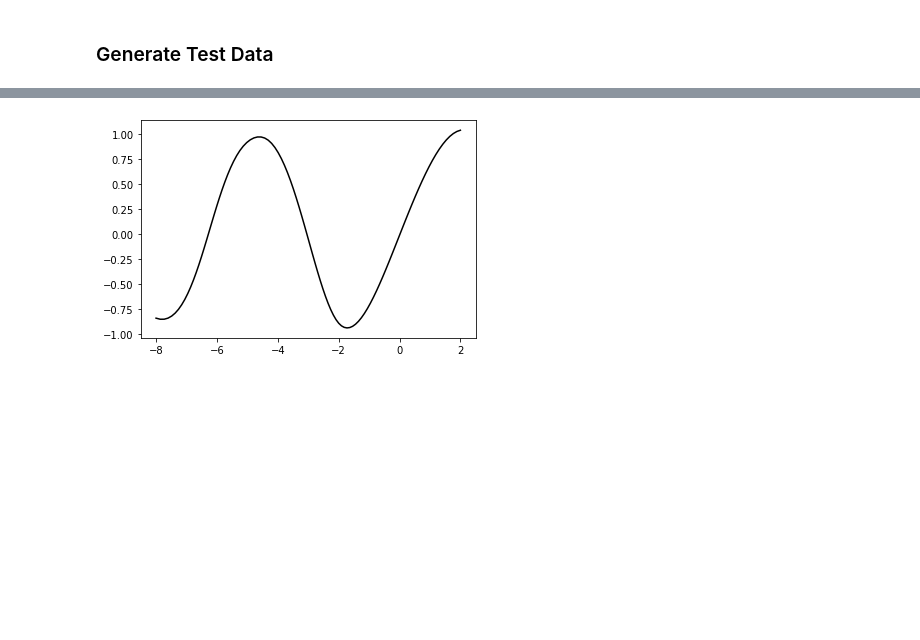
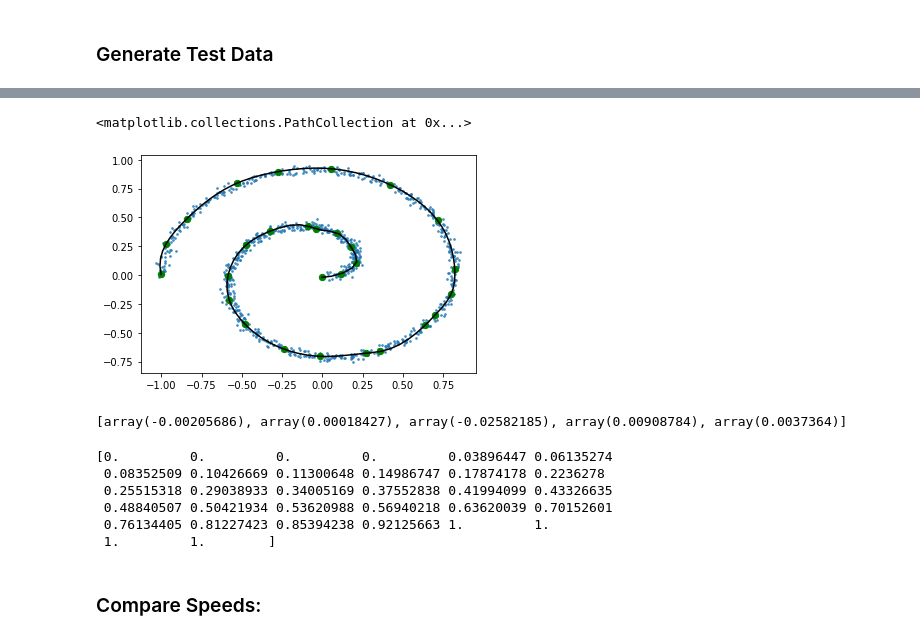
Before and after one commit to artusoma/prinPy, a Jupyter notebook: prinPy quickstart.ipynb, the cells around one changed output, grey strips where cells are left out. Drawn from its saved outputs; the diff is of its cells as text; code cells hidden in the pictures; blank space fills up the shorter version.

```diff
--- a/prinPy quickstart.ipynb
+++ b/prinPy quickstart.ipynb
@@ -30,4 +39,10 @@ cl = CLPCG()  # Create CLPCG object
 # e_max is determined through trial and error as of
 # now, but aim for about 1/2 data error and adjust from
 # there.
-cl.calc_pc(x_data, y_data, e_max = .22, fmin_error = False)
+start = timeit.default_timer()
+
+cl.fit(x_data, y_data, e_max = .02)  # CLPCG.fit() to fit PC
+
+stop = timeit.default_timer()
+
+print("Took %f seconds" % (stop - start))
@@ -34,4 +50,0 @@ cl.calc_pc(x_data, y_data, e_max = .22, fmin_error = False)
-# %%
-cl.plot()
-# %% [output]
-[figure, removed]
@@ -39,0 +51,10 @@ proj = cl.project(x_data, y_data)
+# %%
+fig, ax = plt.subplots()
+ax.scatter(x_data, y_data, s = 3, alpha = .7)
+cl.plot(ax)     # .plot will display the fit curve.
+                # you can optionally pass in a matplotlib ax
+pts = cl.fit_points   # fitted points with PC that spline is passed through
+ax.scatter(pts[:,0], pts[:,1], s = 40, c = 'green')
+# %% [output]
+<matplotlib.collections.PathCollection at 0x...>
+[figure, added]
@@ -39,0 +64,4 @@ proj = cl.project(x_data, y_data)
+# %%
+print(proj[:5])
+# %% [output]
+[array(-0.00205686), array(0.00018427), array(-0.02582185), array(0.00908784), array(0.0037364)]
@@ -39,0 +71,11 @@ proj = cl.project(x_data, y_data)
+# %%
+print(tck[0])
+# %% [output]
+[0.         0.         0.         0.         0.03896447 0.06135274
+ 0.08352509 0.10426669 0.11300648 0.14986747 0.17874178 0.2236278
+ 0.25515318 0.29038933 0.34005169 0.37552838 0.41994099 0.43326635
+ 0.48840507 0.50421934 0.53620988 0.56940218 0.63620039 0.70152601
+ 0.76134405 0.81227423 0.85394238 0.92125663 1.         1.
+ 1.         1.        ]
+# %% [markdown]
+### Compare Speeds:
```
Also changed, not shown: parts of 17 cells of this notebook, 1 other file.
